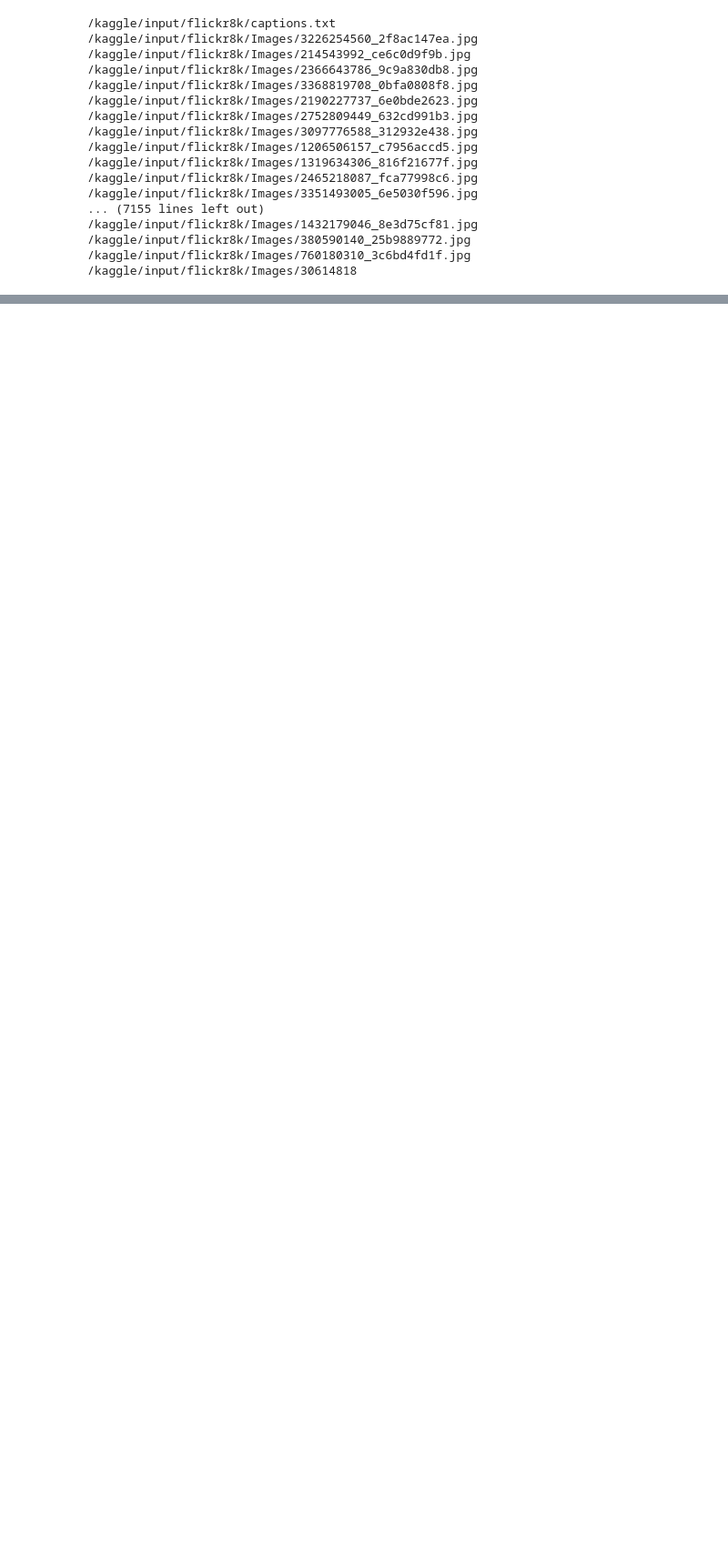
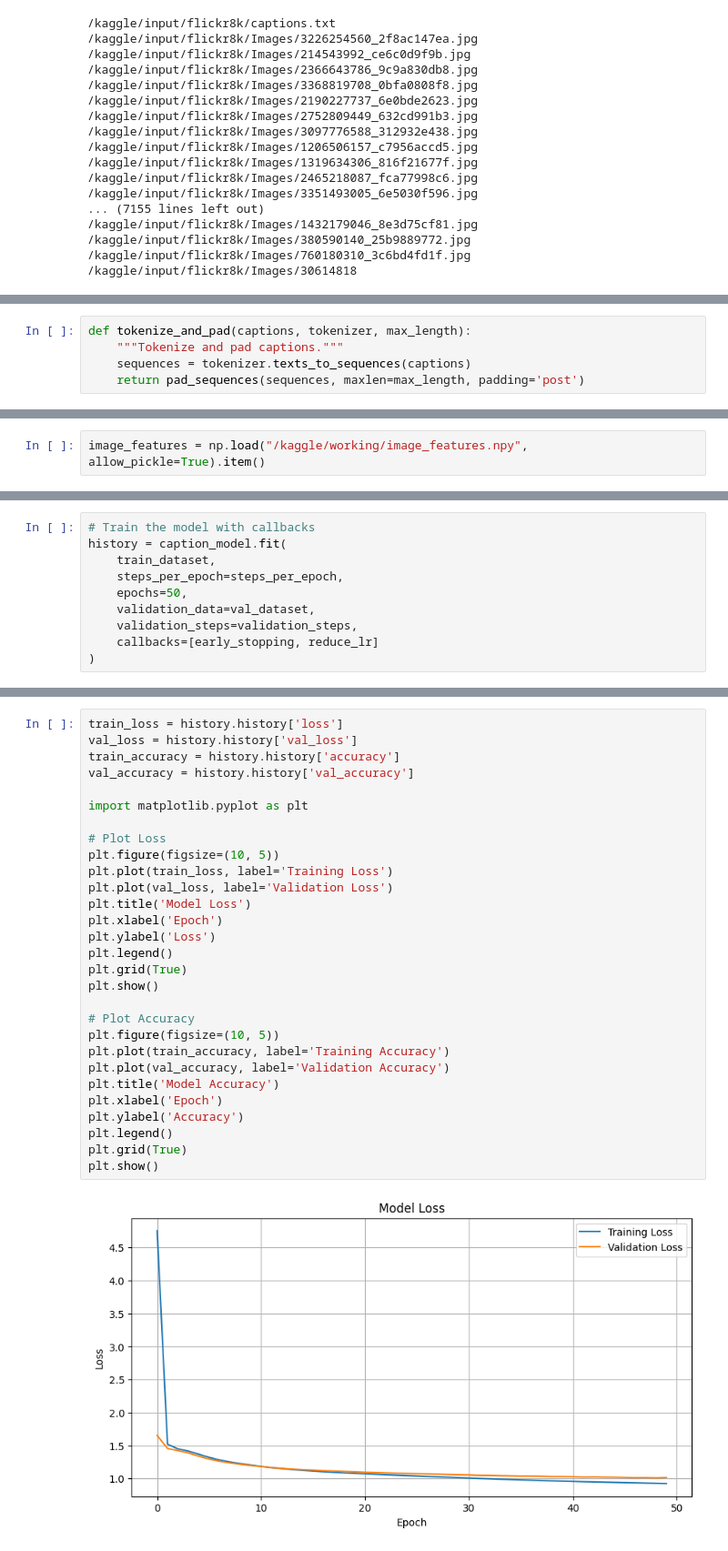
Before and after one commit to salmaaa9/Image-Captioning, a Jupyter notebook: image-captioning.ipynb, the cells around one changed output, grey strips where cells are left out. Shown at 91% size. Drawn from its saved outputs; the diff is of its cells as text; blank space fills up the shorter version.

Commit message:
Kaggle Notebook | image_captioning | version 3

```diff
--- a/image-captioning.ipynb
+++ b/image-captioning.ipynb
@@ -368,0 +158,5 @@ cv2.destroyAllWindows()
+# %%
+def tokenize_and_pad(captions, tokenizer, max_length):
+    """Tokenize and pad captions."""
+    sequences = tokenizer.texts_to_sequences(captions)
+    return pad_sequences(sequences, maxlen=max_length, padding='post')
@@ -368,0 +176,2 @@ cv2.destroyAllWindows()
+# %%
+image_features = np.load("/kaggle/working/image_features.npy", allow_pickle=True).item()
@@ -368,0 +297,10 @@ cv2.destroyAllWindows()
+# %%
+# Train the model with callbacks
+history = caption_model.fit(
+    train_dataset,
+    steps_per_epoch=steps_per_epoch,
+    epochs=50,
+    validation_data=val_dataset,
+    validation_steps=validation_steps,
+    callbacks=[early_stopping, reduce_lr]
+)
@@ -368,0 +327,31 @@ cv2.destroyAllWindows()
+# %%
+train_loss = history.history['loss']
+val_loss = history.history['val_loss']
+train_accuracy = history.history['accuracy']
+val_accuracy = history.history['val_accuracy']
+
+import matplotlib.pyplot as plt
+
+# Plot Loss
+plt.figure(figsize=(10, 5))
+plt.plot(train_loss, label='Training Loss')
+plt.plot(val_loss, label='Validation Loss')
+plt.title('Model Loss')
+plt.xlabel('Epoch')
+plt.ylabel('Loss')
+plt.legend()
+plt.grid(True)
+plt.show()
+
+# Plot Accuracy
+plt.figure(figsize=(10, 5))
+plt.plot(train_accuracy, label='Training Accuracy')
+plt.plot(val_accuracy, label='Validation Accuracy')
+plt.title('Model Accuracy')
+plt.xlabel('Epoch')
+plt.ylabel('Accuracy')
+plt.legend()
+plt.grid(True)
+plt.show()
+# %% [output]
+[figure, added]
```
Also changed, not shown: parts of 43 cells of this notebook.
